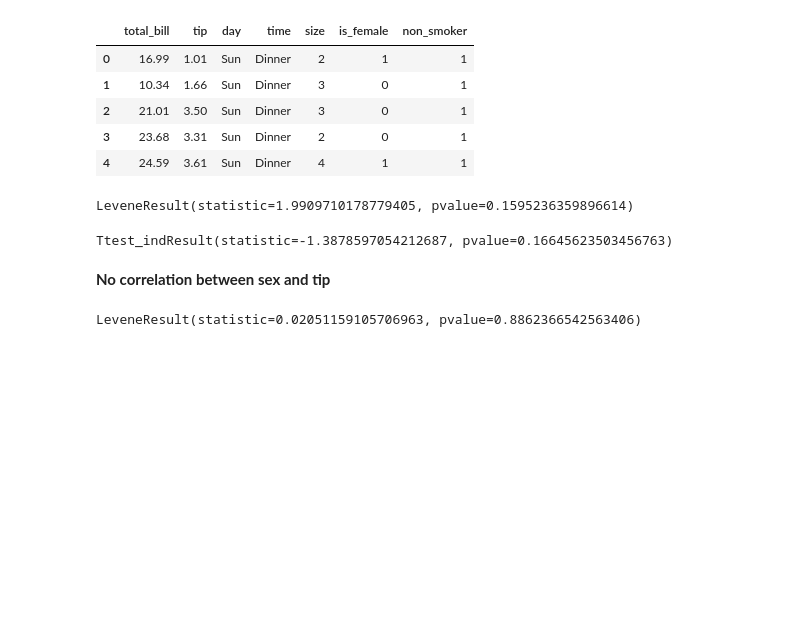
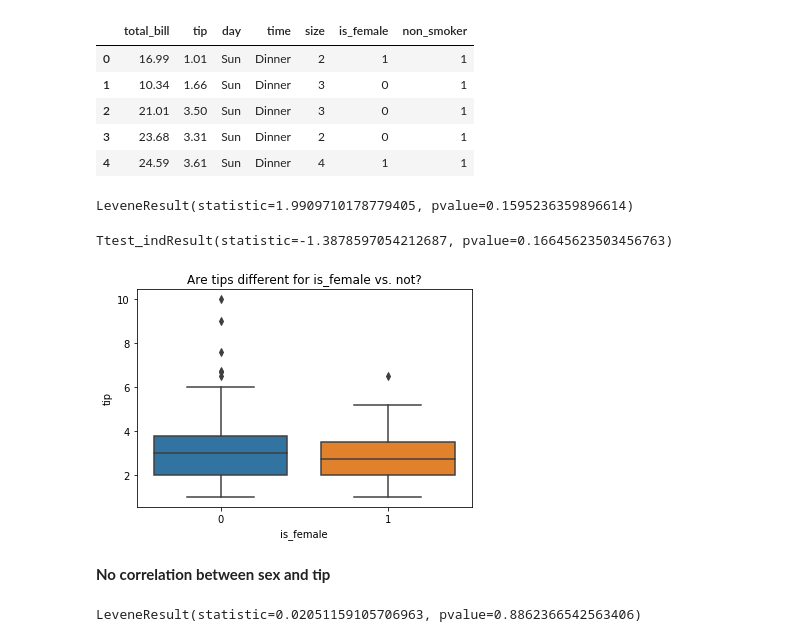
Before and after one commit to matt-c-knight/clustering-exercises, a Jupyter notebook: explore_tips.ipynb, the cells around one changed output. Cells and saved outputs as stored; diff of their text form; code cells hidden in the pictures; blank space fills up the shorter version.

```diff
--- a/explore_tips.ipynb
+++ b/explore_tips.ipynb
@@ -60,6 +60,12 @@ stats.ttest_ind(is_female.tip, not_female.tip,
                 equal_var=True)
 # %% [output]
 Ttest_indResult(statistic=-1.3878597054212687, pvalue=0.16645623503456763)
+# %%
+sns.boxplot(tips.is_female, tips.tip)
+plt.title("Are tips different for is_female vs. not?")
+plt.show()
+# %% [output]
+[figure, added]
 # %% [markdown]
 **No correlation between sex and tip**
 # %%
```
Also changed, not shown: parts of 9 cells of this notebook.
